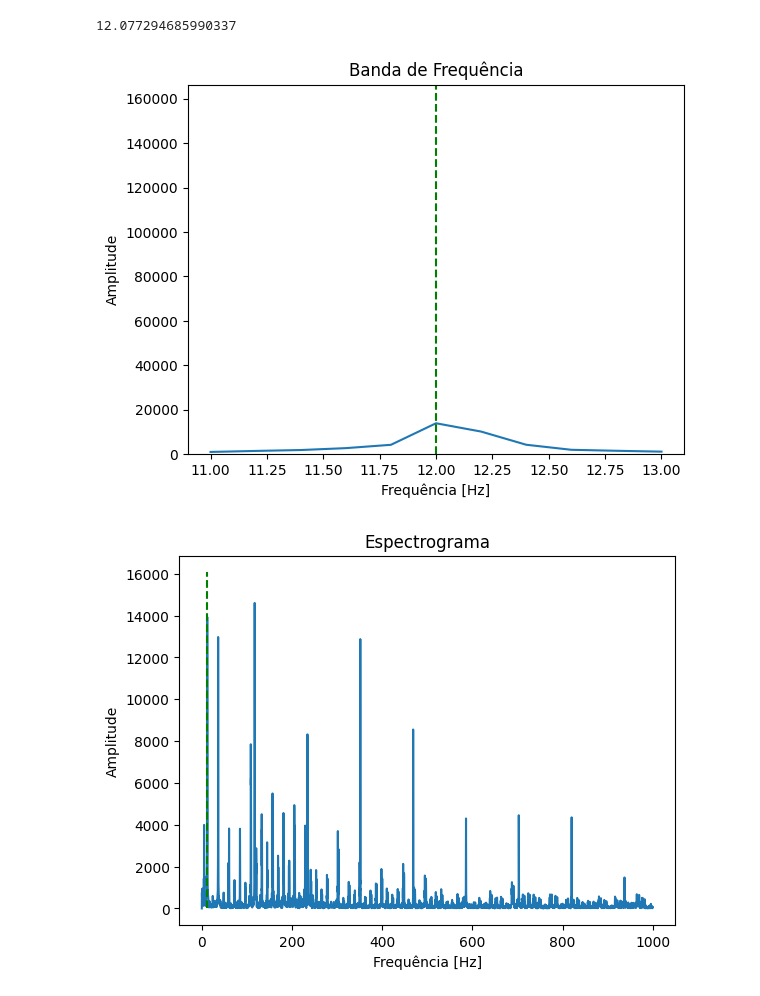
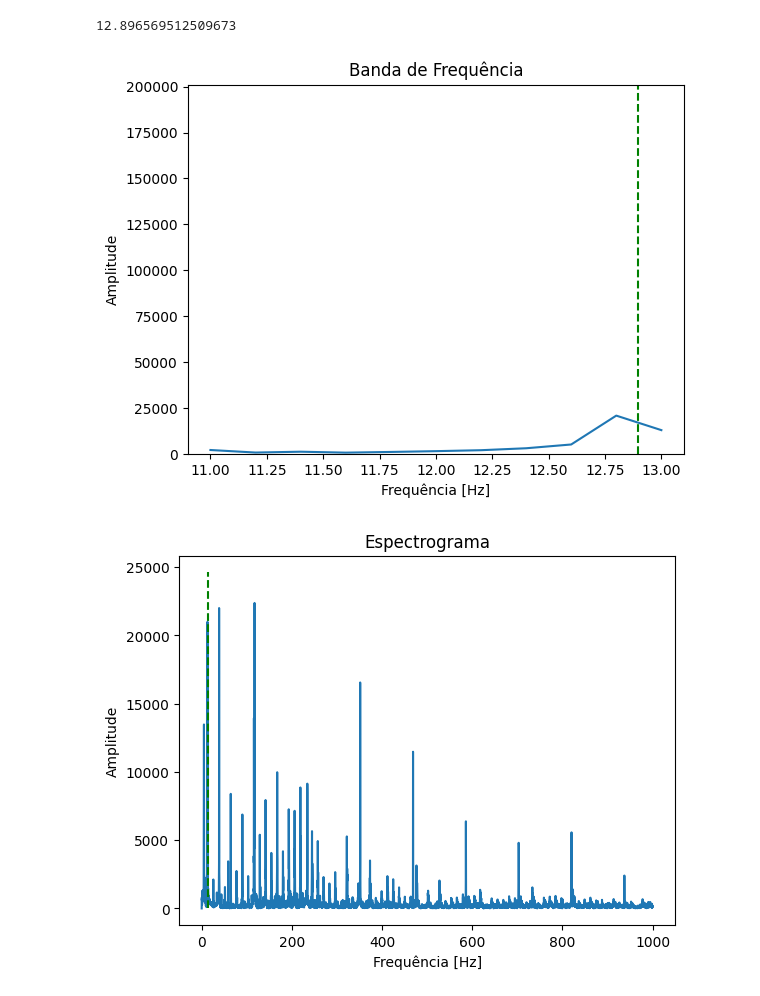
Before and after one commit to dossleo/ProjetoFinal_LeoanrdoPacheco_UFRJ_LAVI, a Jupyter notebook: indicadores_frequencia.ipynb, the cells around one changed output. Cells and saved outputs as stored; diff of their text form; code cells hidden in the pictures.

```diff
--- a/indicadores_frequencia.ipynb
+++ b/indicadores_frequencia.ipynb
@@ -6,9 +6,9 @@ import pandas as pd
 import os
 import matplotlib.pyplot as plt
 # %%
-pasta = 'database/normal' # for n1
+pasta = 'database/dados_brutos/normal' # for n1
 arquivos = os.listdir(pasta) # for n2
-arquivo = arquivos[0] # for n3
+arquivo = arquivos[1] # for n3
 coluna = 1 # for n4
 
 frequencia_de_referencia = models.frequencias_rolamento
@@ -26,17 +26,17 @@ for i in range(len(frequencia_de_referencia)):
 
 rpm
 # %% [output]
-12.077294685990337
+12.896569512509673
 # %%
 Objeto_Frequencia = indicadores_frequencia.DominioFrequencia(sinal,rpm)
 # %%
-Objeto_Frequencia.plot_banda(12,2)
+Objeto_Frequencia.plot_banda(rpm,2)
 # %% [output]
-[figure, old version]
+[figure, new version]
 # %%
 Objeto_Frequencia.plot_fft()
 # %% [output]
-[figure, old version]
+[figure, new version]
 # %%
 sinal_filtrado = filtro_passa_baixa.Filtro(sinal,10000,5).FiltroPassaBaixa()
 # %%
```
Also changed, not shown: parts of 3 cells of this notebook, 9 other files.
